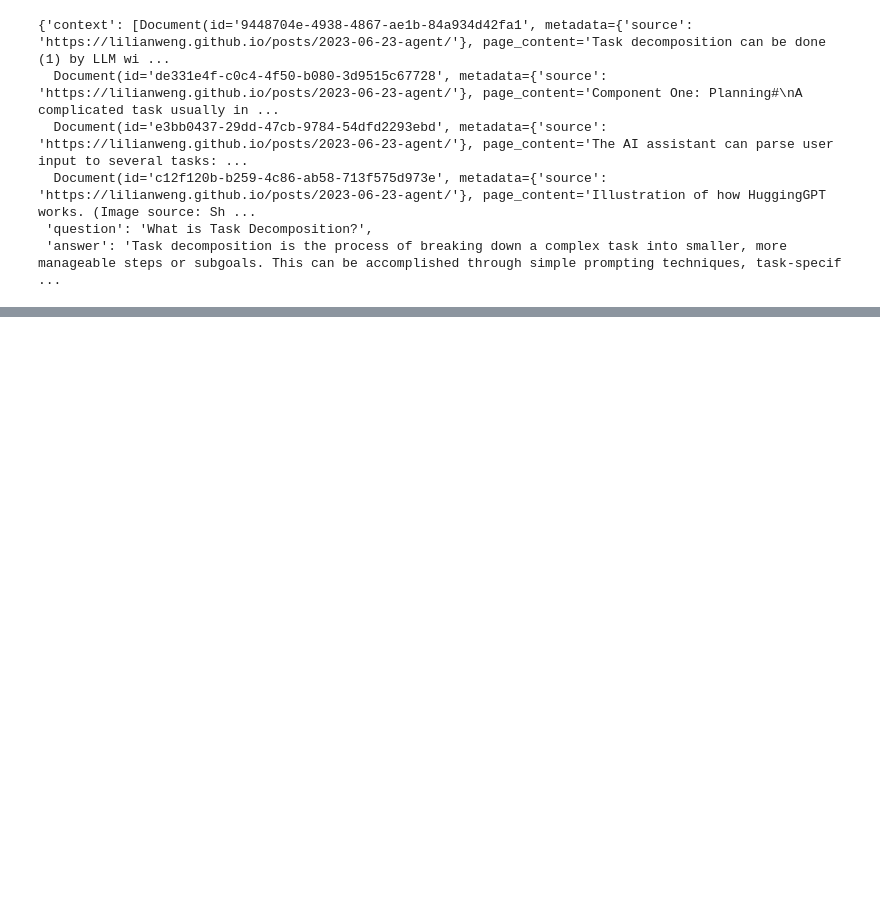
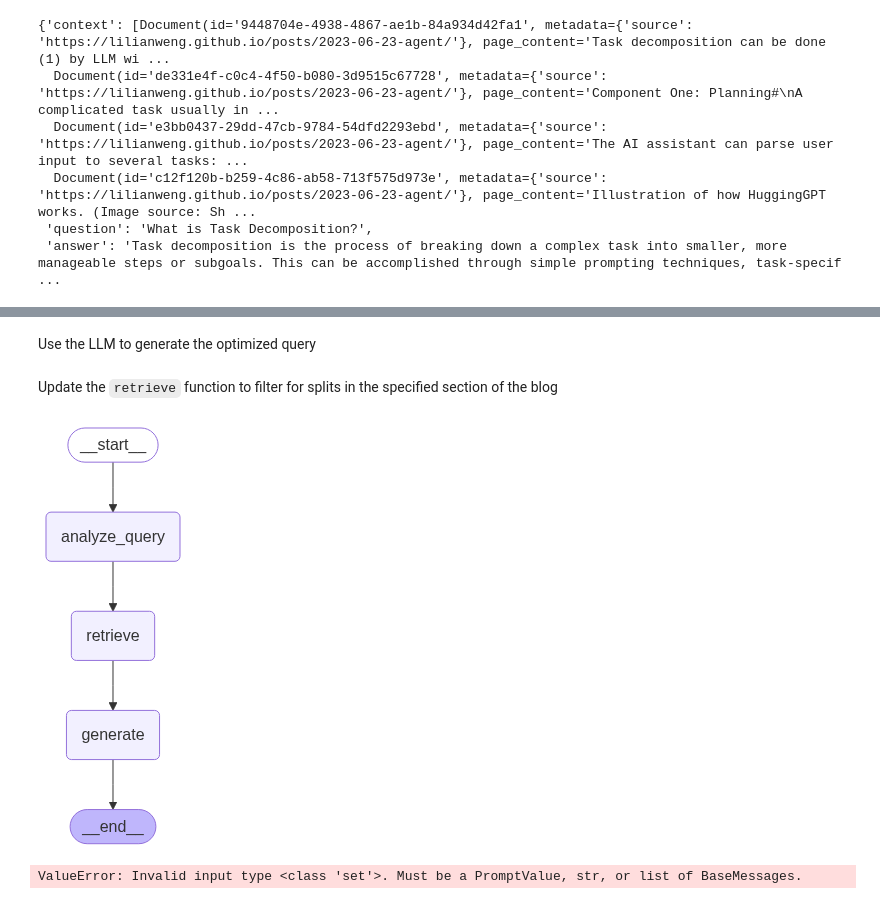
Before and after one commit to chrispoole70/langchain-tutorials, a Jupyter notebook: rag/rag.ipynb, the cells around one changed output, grey strips where cells are left out. Cells and saved outputs as stored; diff of their text form; code cells hidden in the pictures; blank space fills up the shorter version.

```diff
--- a/rag/rag.ipynb
+++ b/rag/rag.ipynb
@@ -176,0 +224,41 @@ response
+# %%
+class State(TypedDict):
+  context: List[Document]
+  query: Search
+  question: str
+  answer: str
+# %% [markdown]
+Use the LLM to generate the optimized query
+# %%
+def analyze_query(state: State):
+  structured_chat_model = chat_model.with_structured_output(schema=Search)
+  query = structured_chat_model.invoke(input={state['question']})
+  return {'query': query}
+# %% [markdown]
+Update the `retrieve` function to filter for splits in the specified section of the blog
+# %%
+def retrieve(state: State):
+  query = state['query']
+  relevant_splits = vector_store.similarity_search(
+      query=query['query'],
+      filter=lambda split: split.metadata['section'] == query['section']
+  )
+  return {'context': relevant_splits}
+# %%
+graph_builder = StateGraph(state_schema=State)
+graph_builder.add_sequence([analyze_query, retrieve, generate])
+graph_builder.add_edge(start_key=START, end_key='analyze_query')
+
+graph = graph_builder.compile()
+# %%
+graph
+# %% [output]
+[figure, added]
+# %%
+for step in graph.stream(
+    {"question": "What does the end of the post say about Task Decomposition?"},
+    stream_mode="values",
+):
+    print(f"{step}\n\n----------------\n")
+# %% [output]
+ValueError: Invalid input type <class 'set'>. Must be a PromptValue, str, or list of BaseMessages.
```
Also changed, not shown: parts of 12 cells of this notebook.
